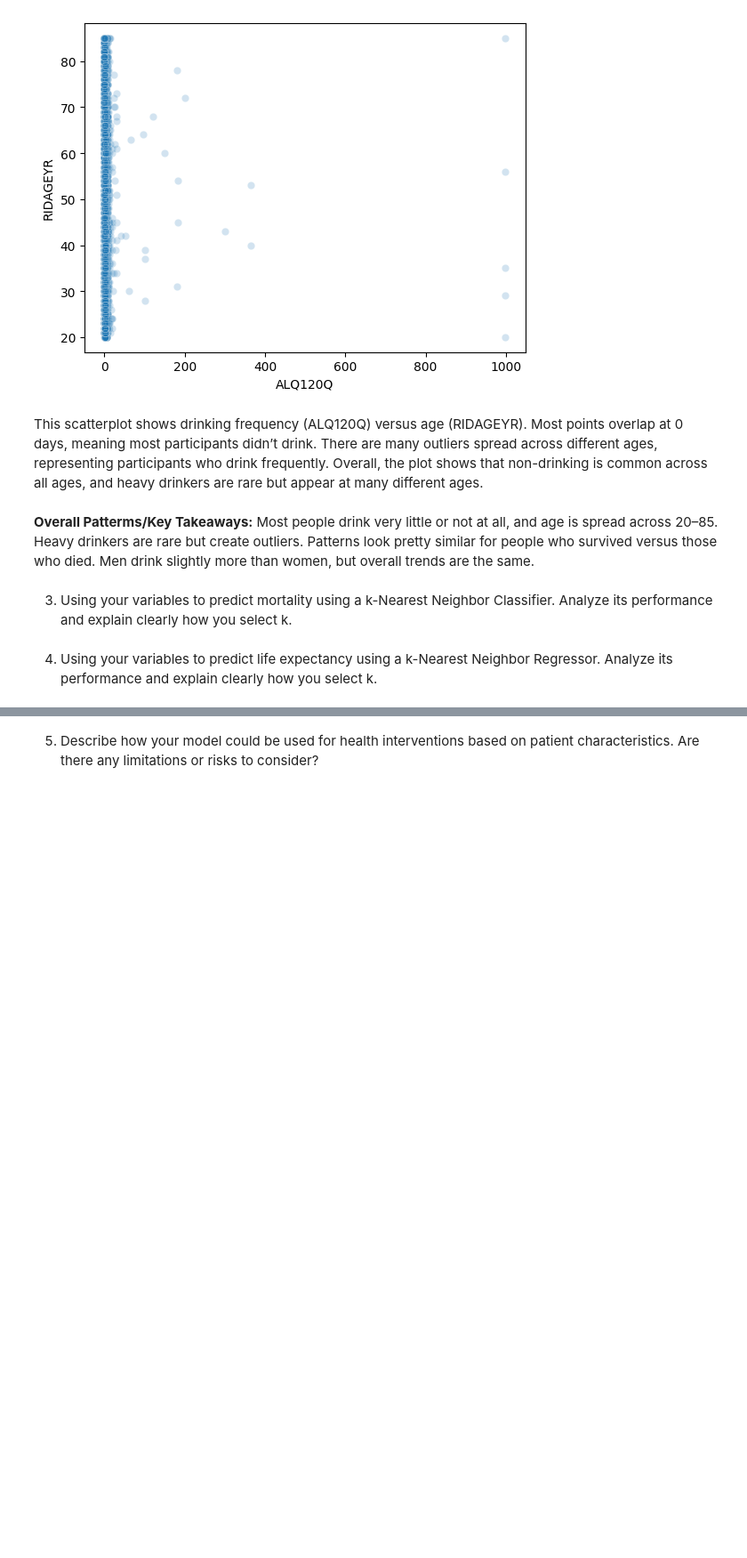
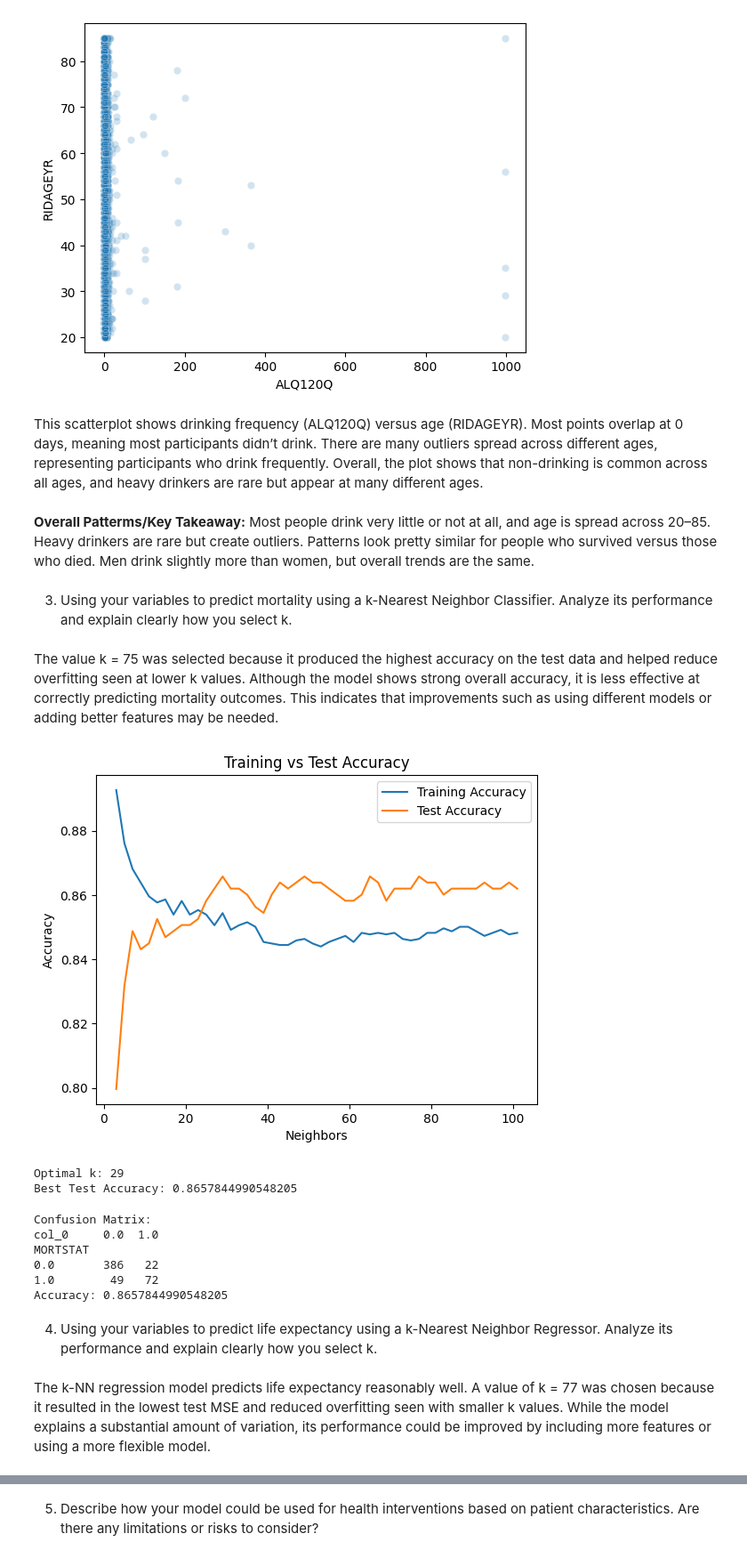
Before and after one commit to clairicelou/project_1_bsds, a Jupyter notebook: Project1_DS3021.ipynb, the cells around one changed output, grey strips where cells are left out. Shown at 89% size. Drawn from its saved outputs; the diff is of its cells as text; code cells hidden in the pictures; blank space fills up the shorter version.

Commit message:
Created using Colab!!!

```diff
--- a/Project1_DS3021.ipynb
+++ b/Project1_DS3021.ipynb
@@ -403,6 +405,8 @@ plt.show()
 # %% [markdown]
 This scatterplot shows drinking frequency (ALQ120Q) versus age (RIDAGEYR). Most points overlap at 0 days, meaning most participants didn’t drink. There are many outliers spread across different ages, representing participants who drink frequently. Overall, the plot shows that non-drinking is common across all ages, and heavy drinkers are rare but appear at many different ages.
 # %% [markdown]
-**Overall Patterms/Key Takeaways:** Most people drink very little or not at all, and age is spread across 20–85. Heavy drinkers are rare but create outliers. Patterns look pretty similar for people who survived versus those who died. Men drink slightly more than women, but overall trends are the same.
+**Overall Patterms/Key Takeaway:** Most people drink very little or not at all, and age is spread across 20–85. Heavy drinkers are rare but create outliers. Patterns look pretty similar for people who survived versus those who died. Men drink slightly more than women, but overall trends are the same.
 # %% [markdown]
 3) Using your variables to predict mortality using a k-Nearest Neighbor Classifier. Analyze its performance and explain clearly how you select k.
+# %% [markdown]
+The value k = 75 was selected because it produced the highest accuracy on the test data and helped reduce overfitting seen at lower k values. Although the model shows strong overall accuracy, it is less effective at correctly predicting mortality outcomes. This indicates that improvements such as using different models or adding better features may be needed.
@@ -409,2 +434,55 @@ This scatterplot shows drinking frequency (ALQ120Q) versus age (RIDAGEYR). Most
+# %%
+u_train, u_test, y_train, y_test = train_test_split(u, y, test_size=0.2, random_state=100)
+# %%
+k_grid = np.array([(2*k+3) for k in range(0,50)])  # odd numbers
+
+test_accuracies = []
+train_accuracies = []
+
+for k in k_grid:
+    model = KNeighborsClassifier(n_neighbors=k)
+    model = model.fit(u_train, y_train)
+
+    test_acc = model.score(u_test, y_test)
+    train_acc = model.score(u_train, y_train)
+
+    test_accuracies.append(test_acc)
+    train_accuracies.append(train_acc)
+
+# Plot performance
+sns.lineplot(x=k_grid, y=train_accuracies, label="Training Accuracy")
+sns.lineplot(x=k_grid, y=test_accuracies, label="Test Accuracy")
+plt.xlabel("Neighbors")
+plt.ylabel("Accuracy")
+plt.title("Training vs Test Accuracy")
+plt.show()
+
+# Select optimal k
+k_optimal = k_grid[np.argmax(test_accuracies)]
+print("Optimal k:", k_optimal)
+print("Best Test Accuracy:", max(test_accuracies))
+# %% [output]
+[figure, added]
+Optimal k: 29
+Best Test Accuracy: 0.8657844990548205
+# %%
+model = KNeighborsClassifier(n_neighbors=k_optimal)
+model = model.fit(u_train, y_train)
+
+y_hat = model.predict(u_test)
+
+print("Confusion Matrix:")
+print(pd.crosstab(y_test, y_hat))
+
+print("Accuracy:", accuracy_score(y_test, y_hat))
+# %% [output]
+Confusion Matrix:
+col_0     0.0  1.0
+MORTSTAT
+0.0       386   22
+1.0        49   72
+Accuracy: 0.8657844990548205
 # %% [markdown]
 4) Using your variables to predict life expectancy using a k-Nearest Neighbor Regressor. Analyze its performance and explain clearly how you select k.
+# %% [markdown]
+The k-NN regression model predicts life expectancy reasonably well. A value of k = 77 was chosen because it resulted in the lowest test MSE and reduced overfitting seen with smaller k values. While the model explains a substantial amount of variation, its performance could be improved by including more features or using a more flexible model.
```
Also changed, not shown: parts of 6 cells of this notebook.
